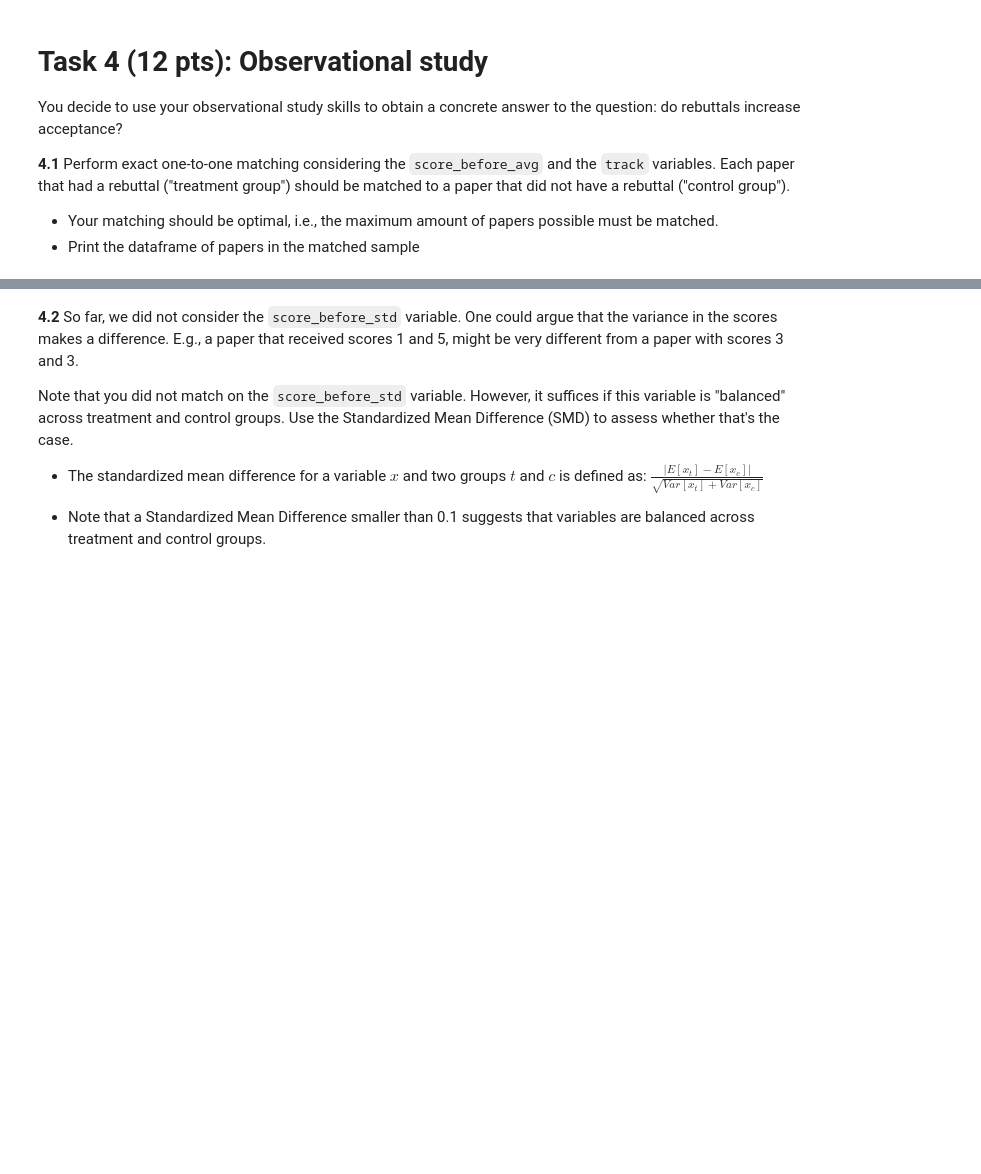
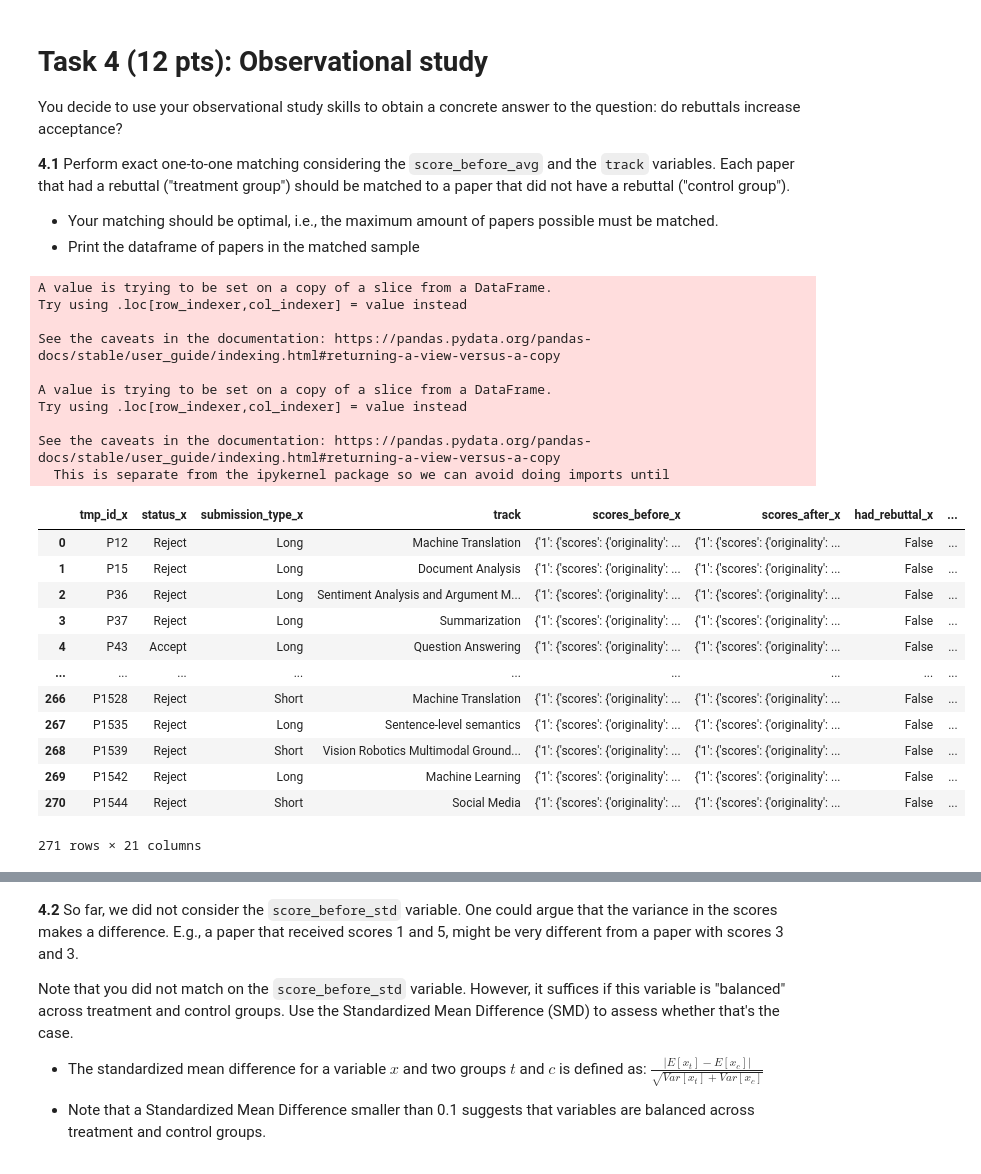
Before and after one commit to aristo6253/epfl-ada-ada-2023-homework-2-adaknow, a Jupyter notebook: hw2.ipynb, the cells around one changed output, grey strips where cells are left out. Cells and saved outputs as stored; diff of their text form; code cells hidden in the pictures; blank space fills up the shorter version.

```diff
--- a/hw2.ipynb
+++ b/hw2.ipynb
@@ -647,3 +644,35 @@ You decide to use your observational study skills to obtain a concrete answer to
  **4.1** Perform exact one-to-one matching considering the `score_before_avg` and the `track` variables. Each paper that had a rebuttal ("treatment group") should be matched to a paper that did not have a rebuttal ("control group").
 - Your matching should be optimal, i.e., the maximum amount of papers possible must be matched.
 - Print the dataframe of papers in the matched sample
+# %%
+#get the key_count in order to match on this as well to avoid matching on the same paper
+no_rebuttal_papers['key_count'] = no_rebuttal_papers.groupby(['overall_score_before_avg','track']).cumcount()
+rebuttal_papers['key_count'] = rebuttal_papers.groupby(['overall_score_before_avg','track']).cumcount()
+
+#use inner merge as we want 1:1 mathcing and validate to be sure that we have one_to_one matching
+matched_merged = pd.merge(no_rebuttal_papers, rebuttal_papers, on = ['overall_score_before_avg', 'track', 'key_count'], how = 'inner', validate='one_to_one')
+display(matched_merged)
+# %% [output]
+A value is trying to be set on a copy of a slice from a DataFrame.
+Try using .loc[row_indexer,col_indexer] = value instead
+
+See the caveats in the documentation: https://pandas.pydata.org/pandas-docs/stable/user_guide/indexing.html#returning-a-view-versus-a-copy
+
+A value is trying to be set on a copy of a slice from a DataFrame.
+Try using .loc[row_indexer,col_indexer] = value instead
+
+See the caveats in the documentation: https://pandas.pydata.org/pandas-docs/stable/user_guide/indexing.html#returning-a-view-versus-a-copy
+  This is separate from the ipykernel package so we can avoid doing imports until
+|  | tmp_id_x | status_x | submission_type_x | track | scores_before_x | scores_after_x | had_rebuttal_x | ... |
+| 0 | P12 | Reject | Long | Machine Translation | {'1': {'scores': {'originality': ... | {'1': {'scores': {'originality': ... | False | ... |
+| 1 | P15 | Reject | Long | Document Analysis | {'1': {'scores': {'originality': ... | {'1': {'scores': {'originality': ... | False | ... |
+| 2 | P36 | Reject | Long | Sentiment Analysis and Argument M... | {'1': {'scores': {'originality': ... | {'1': {'scores': {'originality': ... | False | ... |
+| 3 | P37 | Reject | Long | Summarization | {'1': {'scores': {'originality': ... | {'1': {'scores': {'originality': ... | False | ... |
+| 4 | P43 | Accept | Long | Question Answering | {'1': {'scores': {'originality': ... | {'1': {'scores': {'originality': ... | False | ... |
+| ... | ... | ... | ... | ... | ... | ... | ... | ... |
+| 266 | P1528 | Reject | Short | Machine Translation | {'1': {'scores': {'originality': ... | {'1': {'scores': {'originality': ... | False | ... |
+| 267 | P1535 | Reject | Long | Sentence-level semantics | {'1': {'scores': {'originality': ... | {'1': {'scores': {'originality': ... | False | ... |
+| 268 | P1539 | Reject | Short | Vision Robotics Multimodal Ground... | {'1': {'scores': {'originality': ... | {'1': {'scores': {'originality': ... | False | ... |
+| 269 | P1542 | Reject | Long | Machine Learning | {'1': {'scores': {'originality': ... | {'1': {'scores': {'originality': ... | False | ... |
+| 270 | P1544 | Reject | Short | Social Media | {'1': {'scores': {'originality': ... | {'1': {'scores': {'originality': ... | False | ... |
+271 rows × 21 columns
```
Also changed, not shown: parts of 12 cells of this notebook.
